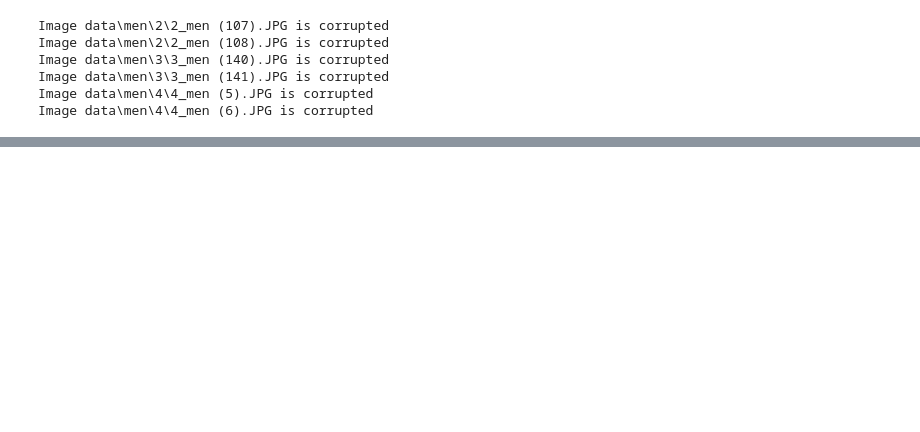
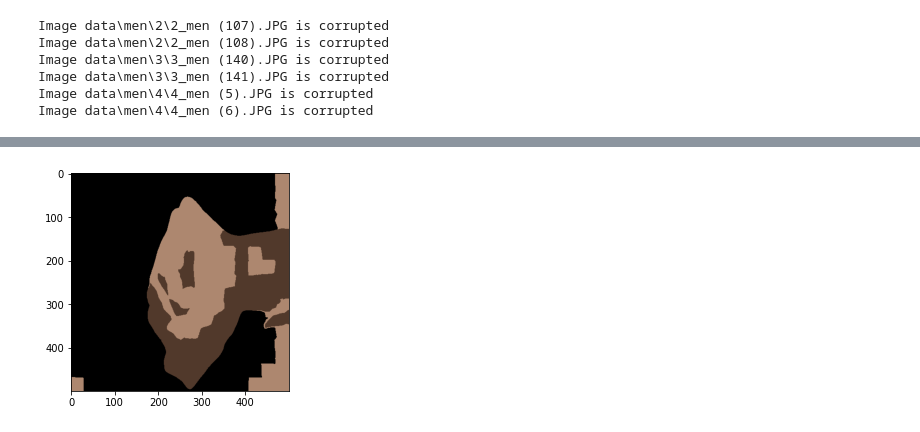
Before and after one commit to MostafaAshraf98/Project-Pattern-Recognition, a Jupyter notebook: main.ipynb, the cells around one changed output, grey strips where cells are left out. Cells and saved outputs as stored; diff of their text form; code cells hidden in the pictures; blank space fills up the shorter version.

Commit message:
Tested Clustering Segmentation and Edge Detection

```diff
--- a/main.ipynb
+++ b/main.ipynb
@@ -35,0 +46,6 @@ y_val shape: (278,)
+# %%
+clustering_segmentation = ClusteringSegmentation(method='kmeans', n_clusters=3, compactness=30.0, sigma=1.0)
+plt.imshow(clustering_segmentation.process(X_train[0]))
+plt.show()
+# %% [output]
+[figure, added]
```
Also changed, not shown: parts of 5 cells of this notebook, 3 other files.
